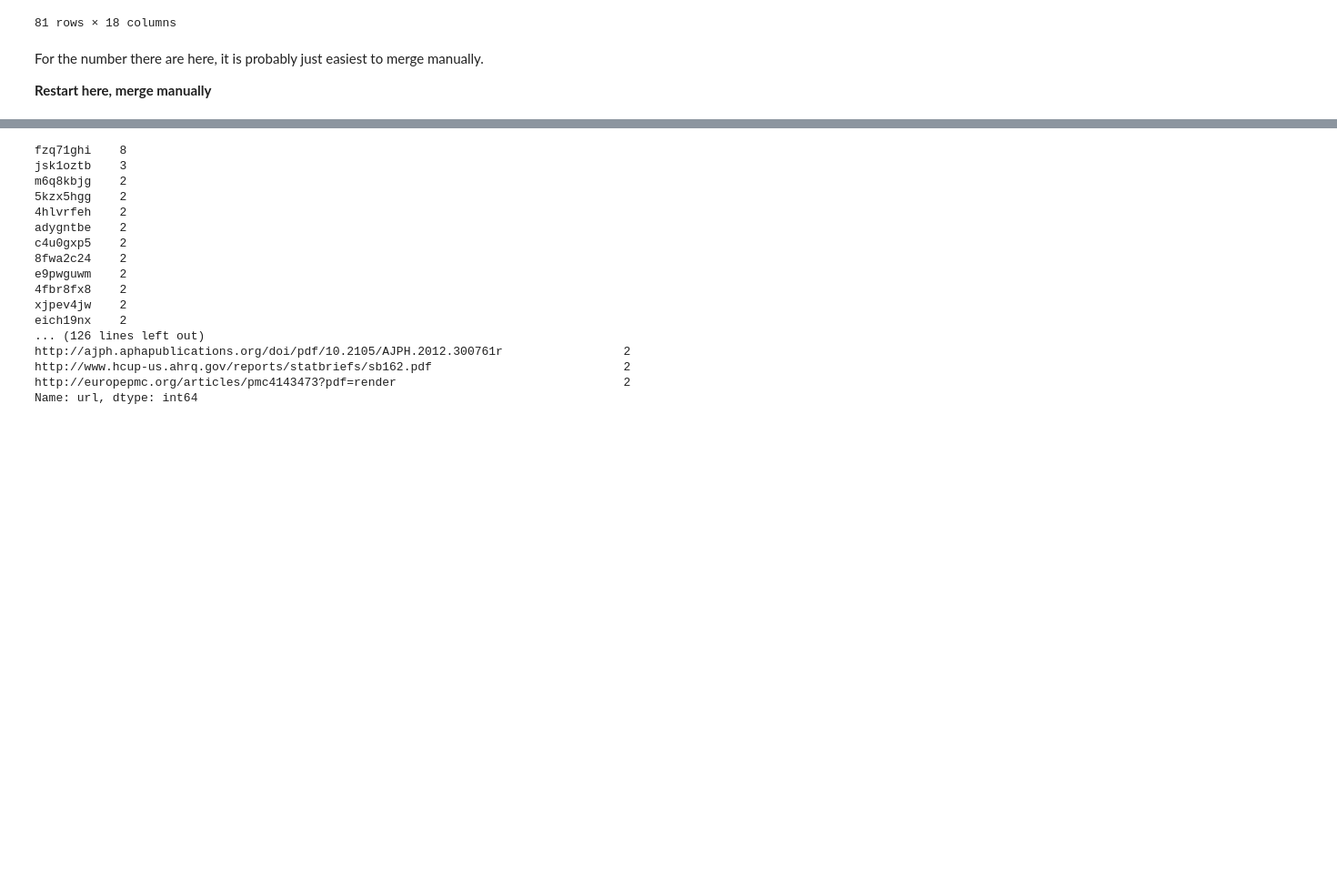
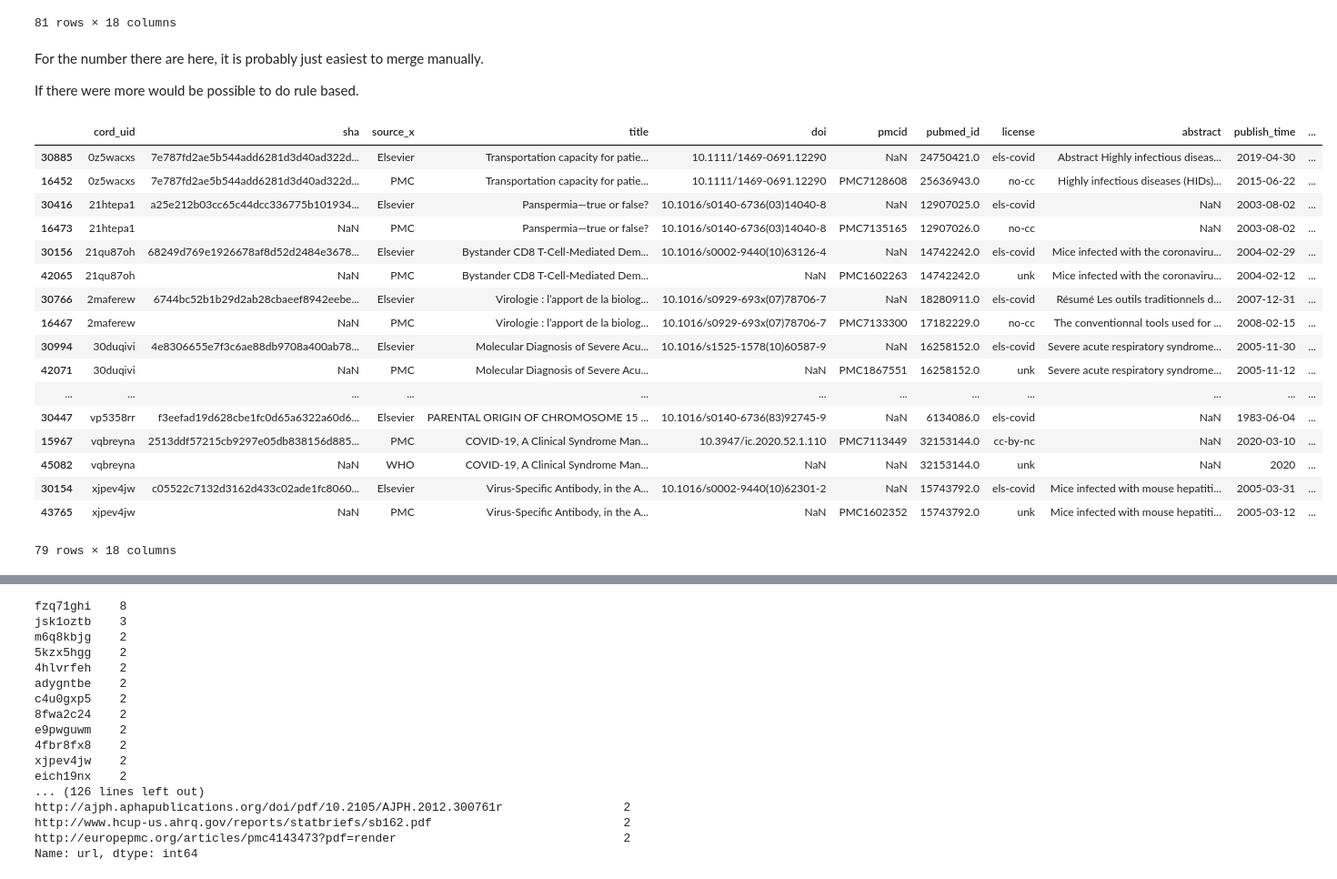
Before and after one commit to openner/COVIDPatents, a Jupyter notebook: ExploringDataStructures.ipynb, the cells around one changed output, grey strips where cells are left out. Shown at 91% size. Cells and saved outputs as stored; diff of their text form; code cells hidden in the pictures; blank space fills up the shorter version.

```diff
--- a/ExploringDataStructures.ipynb
+++ b/ExploringDataStructures.ipynb
@@ -166,4 +166,30 @@ metadataFrame[metadataFrame['cord_uid'].duplicated(keep=False)].sort_values(by=[
 # %% [markdown]
 For the number there are here, it is probably just easiest to merge manually.
 
-__Restart here, merge manually__
+If there were more would be possible to do rule based.
+# %%
+KeepRecord = 16454
+DeleteRecord = 30977
+metadataFrame.loc[KeepRecord, 'url'] = metadataFrame.loc[KeepRecord, 'url']+ '; '+metadataFrame.loc[DeleteRecord, 'url']
+
+metadataFrame = metadataFrame.drop([DeleteRecord])
+metadataFrame[metadataFrame['cord_uid'].duplicated(keep=False)].sort_values(by=['cord_uid'])
+# %% [output]
+|  | cord_uid | sha | source_x | title | doi | pmcid | pubmed_id | license | abstract | publish_time | ... |
+| 30885 | 0z5wacxs | 7e787fd2ae5b544add6281d3d40ad322d... | Elsevier | Transportation capacity for patie... | 10.1111/1469-0691.12290 | NaN | 24750421.0 | els-covid | Abstract Highly infectious diseas... | 2019-04-30 | ... |
+| 16452 | 0z5wacxs | 7e787fd2ae5b544add6281d3d40ad322d... | PMC | Transportation capacity for patie... | 10.1111/1469-0691.12290 | PMC7128608 | 25636943.0 | no-cc | Highly infectious diseases (HIDs)... | 2015-06-22 | ... |
+| 30416 | 21htepa1 | a25e212b03cc65c44dcc336775b101934... | Elsevier | Panspermia—true or false? | 10.1016/s0140-6736(03)14040-8 | NaN | 12907025.0 | els-covid | NaN | 2003-08-02 | ... |
+| 16473 | 21htepa1 | NaN | PMC | Panspermia—true or false? | 10.1016/s0140-6736(03)14040-8 | PMC7135165 | 12907026.0 | no-cc | NaN | 2003-08-02 | ... |
+| 30156 | 21qu87oh | 68249d769e1926678af8d52d2484e3678... | Elsevier | Bystander CD8 T-Cell-Mediated Dem... | 10.1016/s0002-9440(10)63126-4 | NaN | 14742242.0 | els-covid | Mice infected with the coronaviru... | 2004-02-29 | ... |
+| 42065 | 21qu87oh | NaN | PMC | Bystander CD8 T-Cell-Mediated Dem... | NaN | PMC1602263 | 14742242.0 | unk | Mice infected with the coronaviru... | 2004-02-12 | ... |
+| 30766 | 2maferew | 6744bc52b1b29d2ab28cbaeef8942eebe... | Elsevier | Virologie : l’apport de la biolog... | 10.1016/s0929-693x(07)78706-7 | NaN | 18280911.0 | els-covid | Résumé Les outils traditionnels d... | 2007-12-31 | ... |
+| 16467 | 2maferew | NaN | PMC | Virologie : l’apport de la biolog... | 10.1016/s0929-693x(07)78706-7 | PMC7133300 | 17182229.0 | no-cc | The conventionnal tools used for ... | 2008-02-15 | ... |
+| 30994 | 30duqivi | 4e8306655e7f3c6ae88db9708a400ab78... | Elsevier | Molecular Diagnosis of Severe Acu... | 10.1016/s1525-1578(10)60587-9 | NaN | 16258152.0 | els-covid | Severe acute respiratory syndrome... | 2005-11-30 | ... |
+| 42071 | 30duqivi | NaN | PMC | Molecular Diagnosis of Severe Acu... | NaN | PMC1867551 | 16258152.0 | unk | Severe acute respiratory syndrome... | 2005-11-12 | ... |
+| ... | ... | ... | ... | ... | ... | ... | ... | ... | ... | ... | ... |
+| 30447 | vp5358rr | f3eefad19d628cbe1fc0d65a6322a60d6... | Elsevier | PARENTAL ORIGIN OF CHROMOSOME 15 ... | 10.1016/s0140-6736(83)92745-9 | NaN | 6134086.0 | els-covid | NaN | 1983-06-04 | ... |
+| 15967 | vqbreyna | 2513ddf57215cb9297e05db838156d885... | PMC | COVID-19, A Clinical Syndrome Man... | 10.3947/ic.2020.52.1.110 | PMC7113449 | 32153144.0 | cc-by-nc | NaN | 2020-03-10 | ... |
+| 45082 | vqbreyna | NaN | WHO | COVID-19, A Clinical Syndrome Man... | NaN | NaN | 32153144.0 | unk | NaN | 2020 | ... |
+| 30154 | xjpev4jw | c05522c7132d3162d433c02ade1fc8060... | Elsevier | Virus-Specific Antibody, in the A... | 10.1016/s0002-9440(10)62301-2 | NaN | 15743792.0 | els-covid | Mice infected with mouse hepatiti... | 2005-03-31 | ... |
+| 43765 | xjpev4jw | NaN | PMC | Virus-Specific Antibody, in the A... | NaN | PMC1602352 | 15743792.0 | unk | Mice infected with mouse hepatiti... | 2005-03-12 | ... |
+79 rows × 18 columns
```
Also changed, not shown: parts of 19 cells of this notebook.
